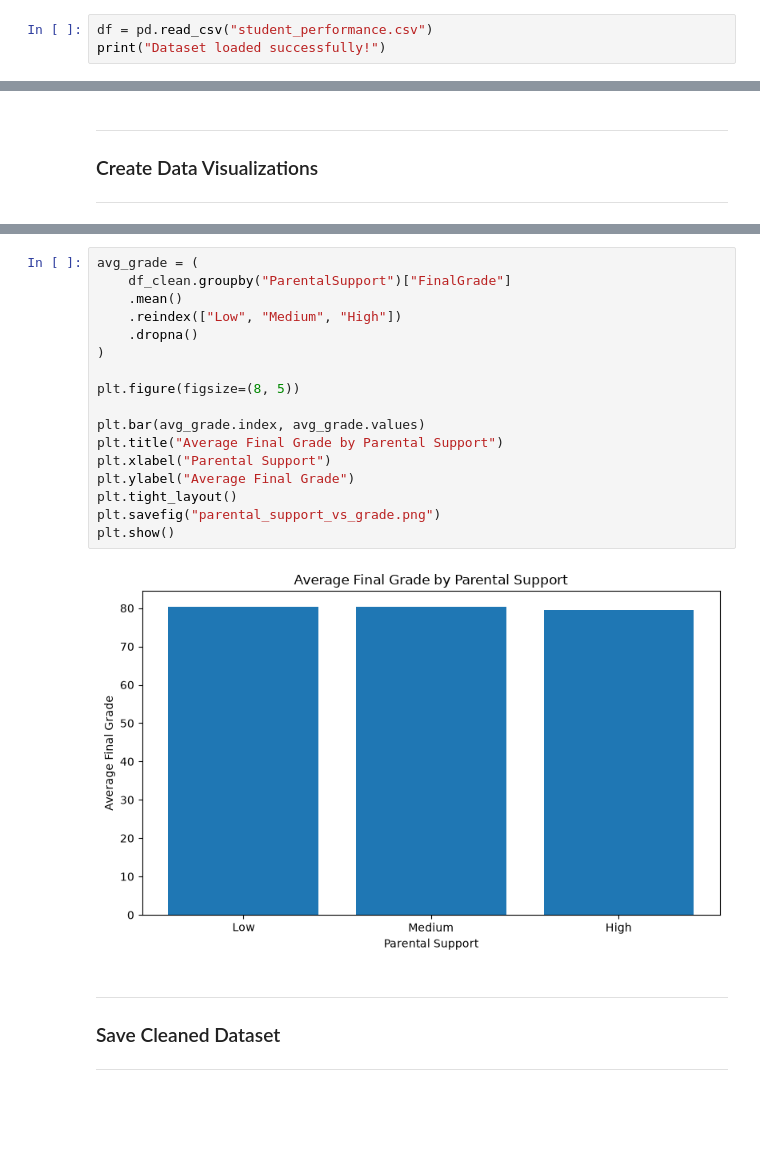
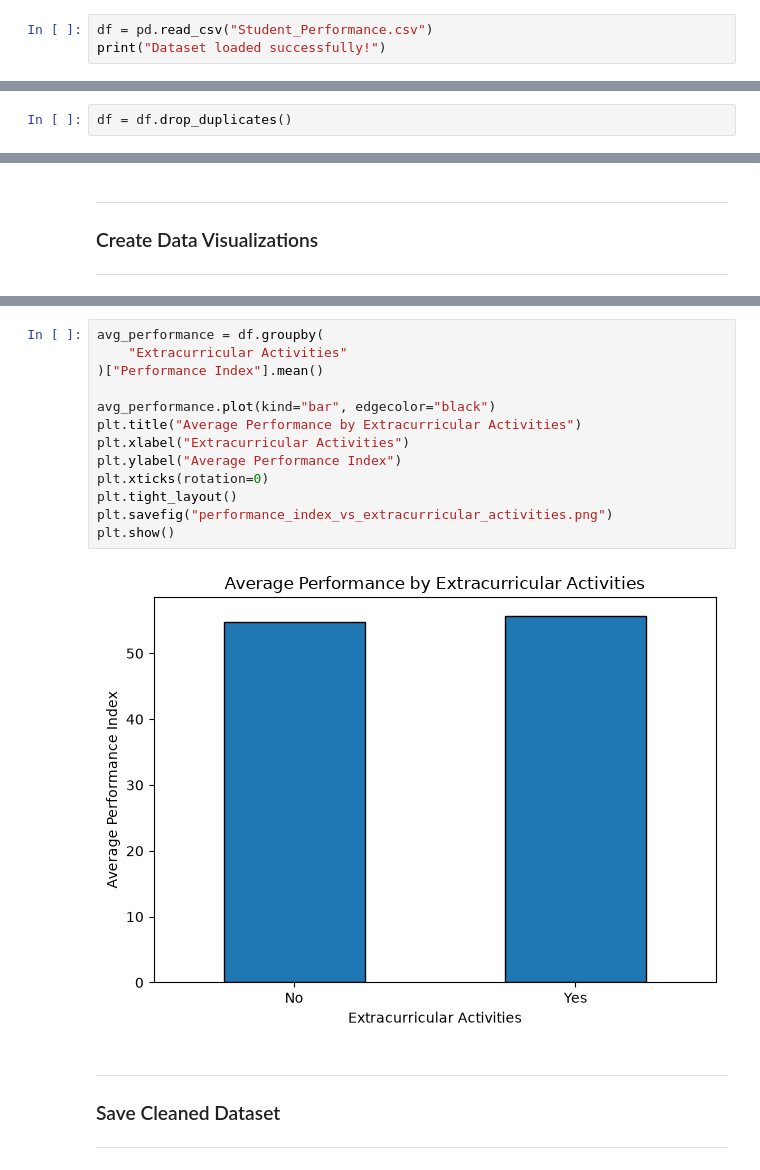
Before and after one commit to aryansahudev-ai/Week1_Student_Performance, a Jupyter notebook: Task_1.ipynb, the cells around one changed output, grey strips where cells are left out. Saved outputs shown, nothing was run; the diff lists cells and outputs as text; blank space fills up the shorter version.

```diff
--- a/Task_1.ipynb
+++ b/Task_1.ipynb
@@ -7,7 +7,7 @@ import matplotlib.pyplot as plt
 ### Load The Dataset
 ---
 # %%
-df = pd.read_csv("student_performance.csv")
+df = pd.read_csv("Student_Performance.csv")
 print("Dataset loaded successfully!")
 # %% [output]
 Dataset loaded successfully!
@@ -145,0 +128,2 @@ Duplicate rows: 0
+# %%
+df = df.drop_duplicates()
@@ -336,22 +281,18 @@ plt.show()
 # %%
-avg_grade = (
-    df_clean.groupby("ParentalSupport")["FinalGrade"]
-    .mean()
-    .reindex(["Low", "Medium", "High"])
-    .dropna()
-)
+avg_performance = df.groupby(
+    "Extracurricular Activities"
+)["Performance Index"].mean()
 
-plt.figure(figsize=(8, 5))
-
-plt.bar(avg_grade.index, avg_grade.values)
-plt.title("Average Final Grade by Parental Support")
-plt.xlabel("Parental Support")
-plt.ylabel("Average Final Grade")
+avg_performance.plot(kind="bar", edgecolor="black")
+plt.title("Average Performance by Extracurricular Activities")
+plt.xlabel("Extracurricular Activities")
+plt.ylabel("Average Performance Index")
+plt.xticks(rotation=0)
 plt.tight_layout()
-plt.savefig("parental_support_vs_grade.png")
+plt.savefig("performance_index_vs_extracurricular_activities.png")
 plt.show()
 # %% [output]
-[figure, old version]
+[figure, new version]
 # %% [markdown]
 ---
 ### Save Cleaned Dataset
```
Also changed, not shown: parts of 21 cells of this notebook, 1 other file.
